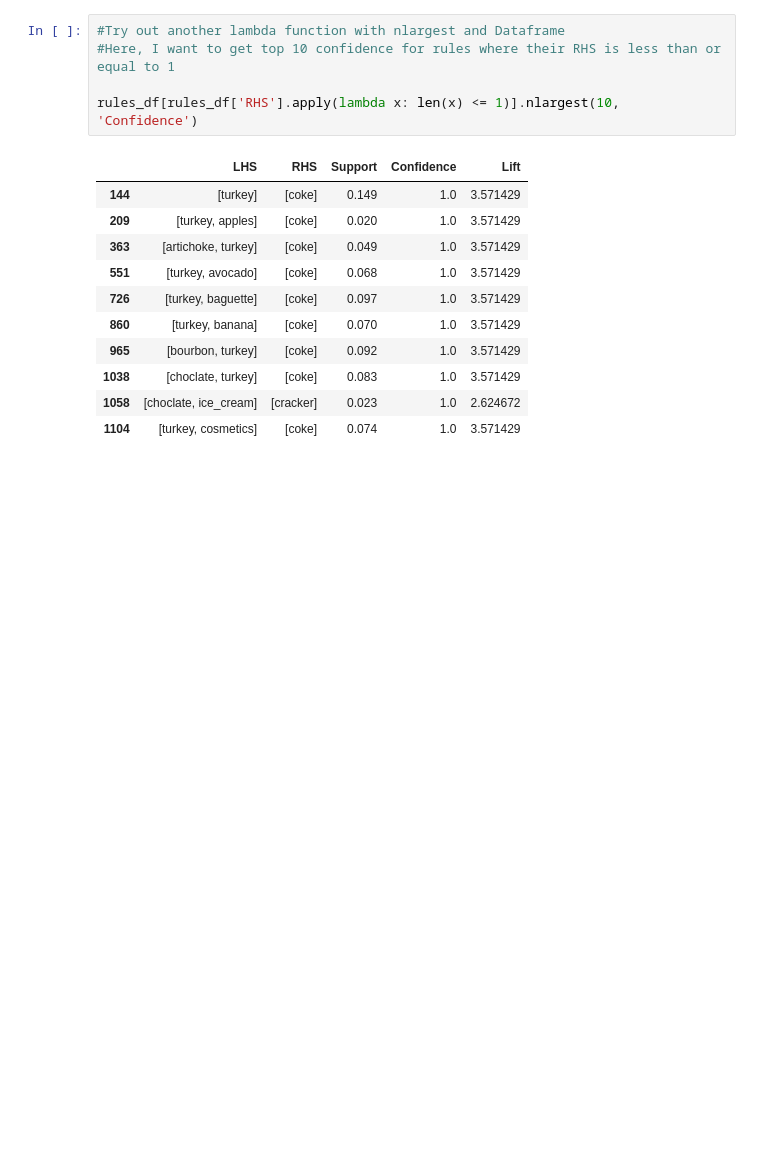
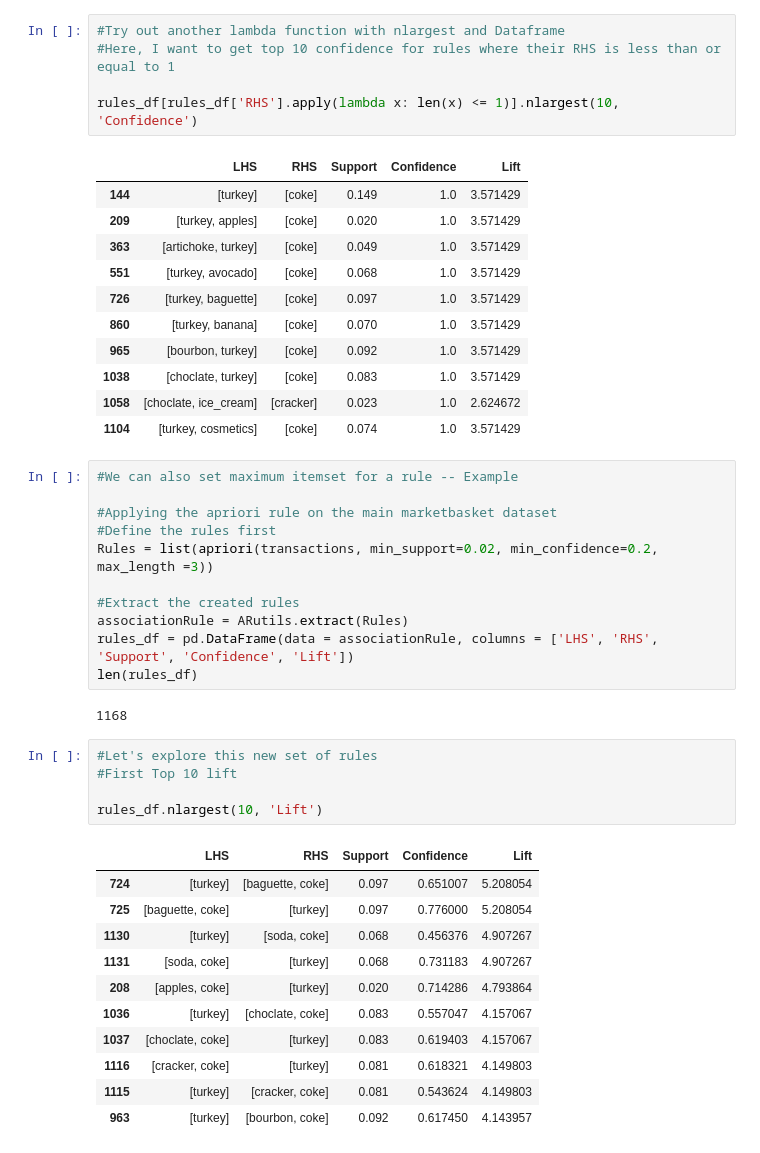
Before and after one commit to Fatai-soliu/python, a Jupyter notebook: MLDM_Week_3_Association_Rules.ipynb, the cells around one changed output. Cells and saved outputs as stored; diff of their text form; blank space fills up the shorter version.

```diff
--- a/MLDM_Week_3_Association_Rules.ipynb
+++ b/MLDM_Week_3_Association_Rules.ipynb
@@ -270,3 +270,33 @@ rules_df[rules_df['RHS'].apply(lambda x: len(x) <= 1)].nlargest(10, 'Confidence'
 | 1038 | [choclate, turkey] | [coke] | 0.083 | 1.0 | 3.571429 |
 | 1058 | [choclate, ice_cream] | [cracker] | 0.023 | 1.0 | 2.624672 |
 | 1104 | [turkey, cosmetics] | [coke] | 0.074 | 1.0 | 3.571429 |
+# %%
+#We can also set maximum itemset for a rule -- Example
+
+#Applying the apriori rule on the main marketbasket dataset
+#Define the rules first
+Rules = list(apriori(transactions, min_support=0.02, min_confidence=0.2, max_length =3))
+
+#Extract the created rules
+associationRule = ARutils.extract(Rules)
+rules_df = pd.DataFrame(data = associationRule, columns = ['LHS', 'RHS', 'Support', 'Confidence', 'Lift'])
+len(rules_df)
+# %% [output]
+1168
+# %%
+#Let's explore this new set of rules
+#First Top 10 lift
+
+rules_df.nlargest(10, 'Lift')
+# %% [output]
+|  | LHS | RHS | Support | Confidence | Lift |
+| 724 | [turkey] | [baguette, coke] | 0.097 | 0.651007 | 5.208054 |
+| 725 | [baguette, coke] | [turkey] | 0.097 | 0.776000 | 5.208054 |
+| 1130 | [turkey] | [soda, coke] | 0.068 | 0.456376 | 4.907267 |
+| 1131 | [soda, coke] | [turkey] | 0.068 | 0.731183 | 4.907267 |
+| 208 | [apples, coke] | [turkey] | 0.020 | 0.714286 | 4.793864 |
+| 1036 | [turkey] | [choclate, coke] | 0.083 | 0.557047 | 4.157067 |
+| 1037 | [choclate, coke] | [turkey] | 0.083 | 0.619403 | 4.157067 |
+| 1116 | [cracker, coke] | [turkey] | 0.081 | 0.618321 | 4.149803 |
+| 1115 | [turkey] | [cracker, coke] | 0.081 | 0.543624 | 4.149803 |
+| 963 | [turkey] | [bourbon, coke] | 0.092 | 0.617450 | 4.143957 |
```
Also changed, not shown: parts of 10 cells of this notebook.
